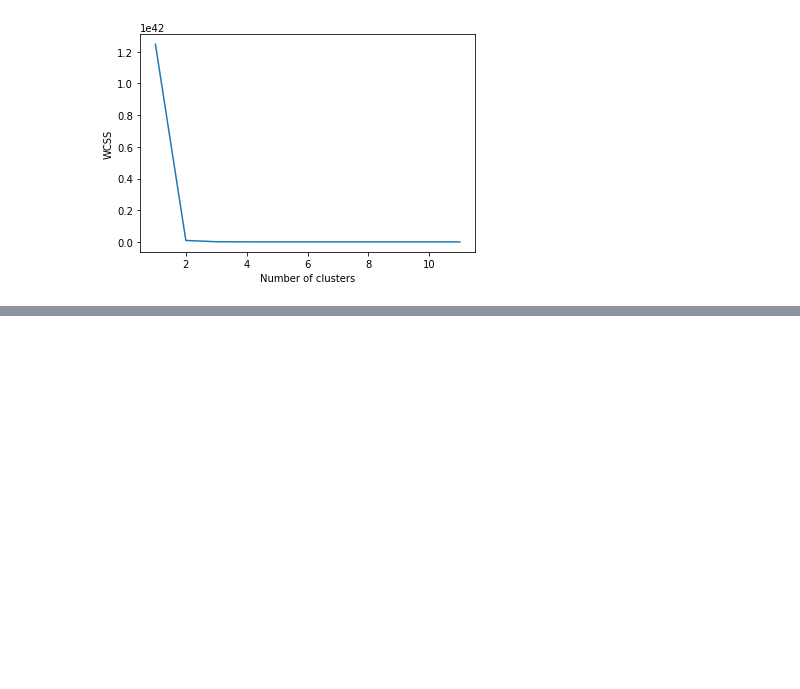
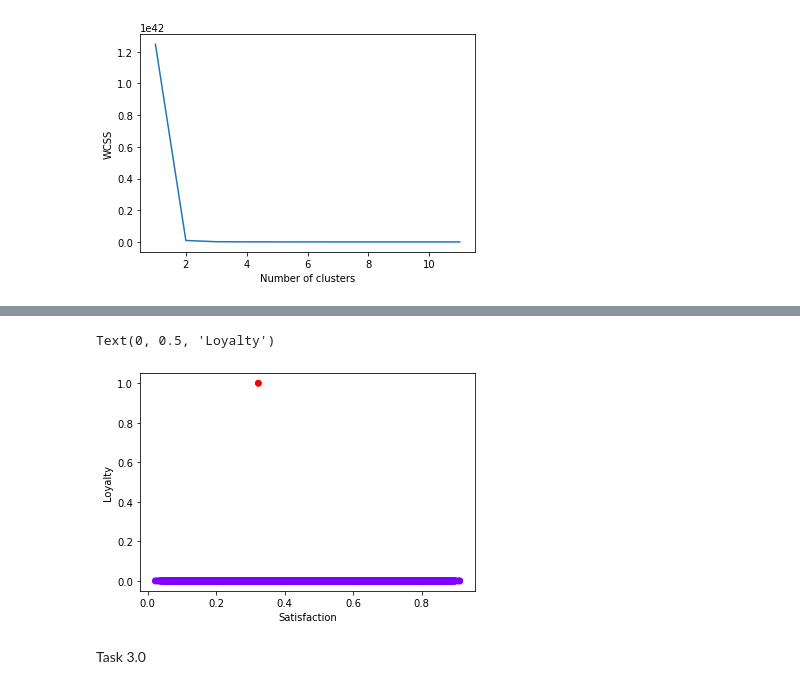
Before and after one commit to SamDewriter/UserAnalytics-Telecommunication, a Jupyter notebook: notebooks/Week1.ipynb, the cells around one changed output, grey strips where cells are left out. Saved outputs shown, nothing was run; the diff lists cells and outputs as text; code cells hidden in the pictures; blank space fills up the shorter version.

```diff
--- a/notebooks/Week1.ipynb
+++ b/notebooks/Week1.ipynb
@@ -313,6 +313,7 @@ clean_df['End'] = clean_df['End'].fillna(clean_df['End'].mode()[0])
 clean_df['Last Location Name'] = clean_df['Last Location Name'].fillna(clean_df['Last Location Name'].mode()[0])
 clean_df['Handset Manufacturer'] = clean_df['Handset Manufacturer'].fillna(clean_df['Handset Manufacturer'].mode()[0])
 clean_df['Handset Type'] = clean_df['Handset Type'].fillna(clean_df['Handset Type'].mode()[0])
+clean_df['MSISDN/Number'] = clean_df['Handset Type'].fillna(clean_df['Handset Type'].mode()[0])
 # %%
 clean_df = clean_df.drop(['Start', 'End', 'Last Location Name', 'Handset Type', 'Handset Manufacturer'], axis=1)
 # %%
@@ -1144,0 +1162,16 @@ Text(0, 0.5, 'WCSS')
+# %%
+engagement_metric = normalized_data[['MSISDN/Number', 'Total Data (Bytes)', 'Dur. (ms)']]
+
+kmeans = KMeans(2)
+a = kmeans.fit(engagement_metric)
+
+new_clusters = engagement_metric.copy()
+# %%
+new_clusters['clusters_pred'] = kmeans.fit_predict(new_clusters)
+# %%
+plt.scatter(new_clusters['Total Data (Bytes)'],new_clusters['clusters_pred'],c=new_clusters['clusters_pred'],cmap='rainbow')
+# %% [output]
+Text(0, 0.5, 'Loyalty')
+[figure, added]
+# %% [markdown]
+Task 3.0
```
Also changed, not shown: parts of 23 cells of this notebook.
